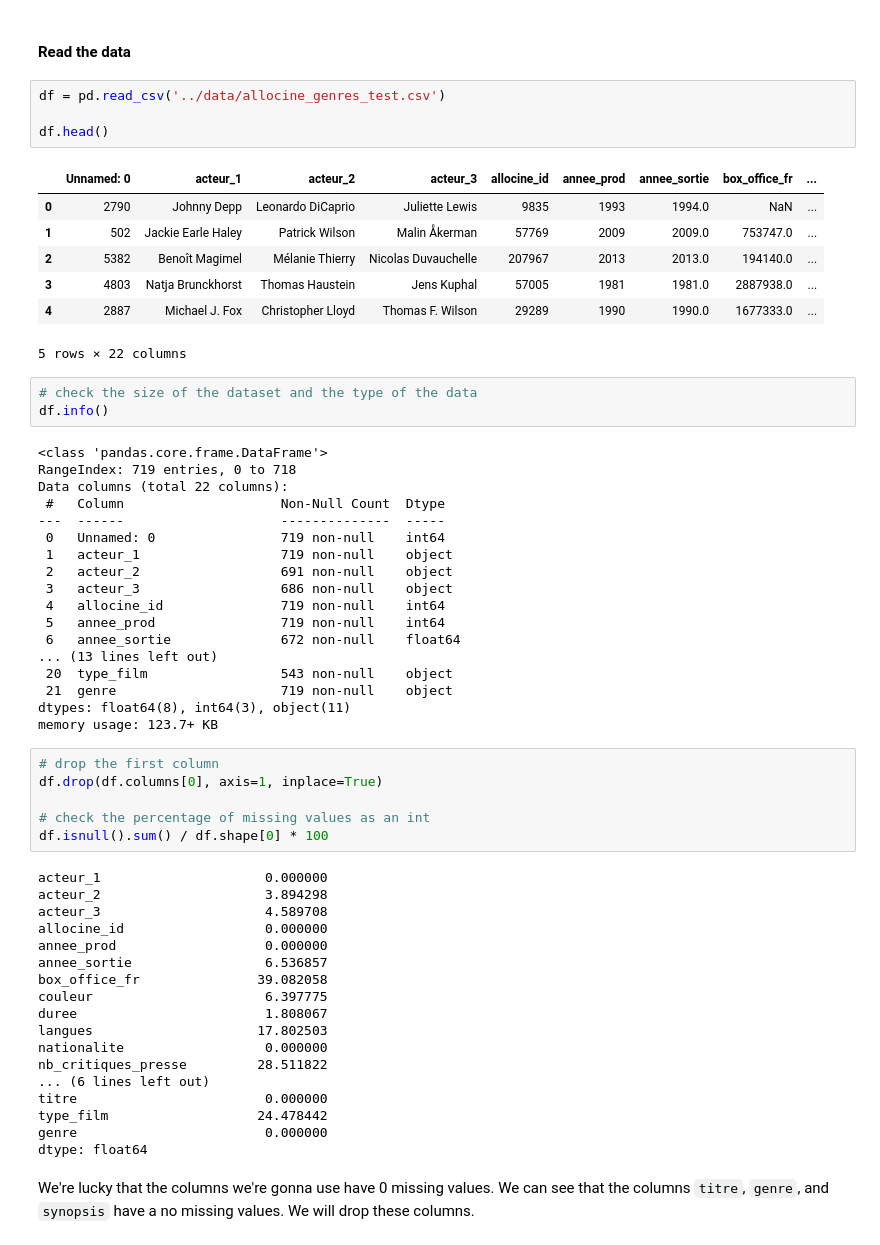
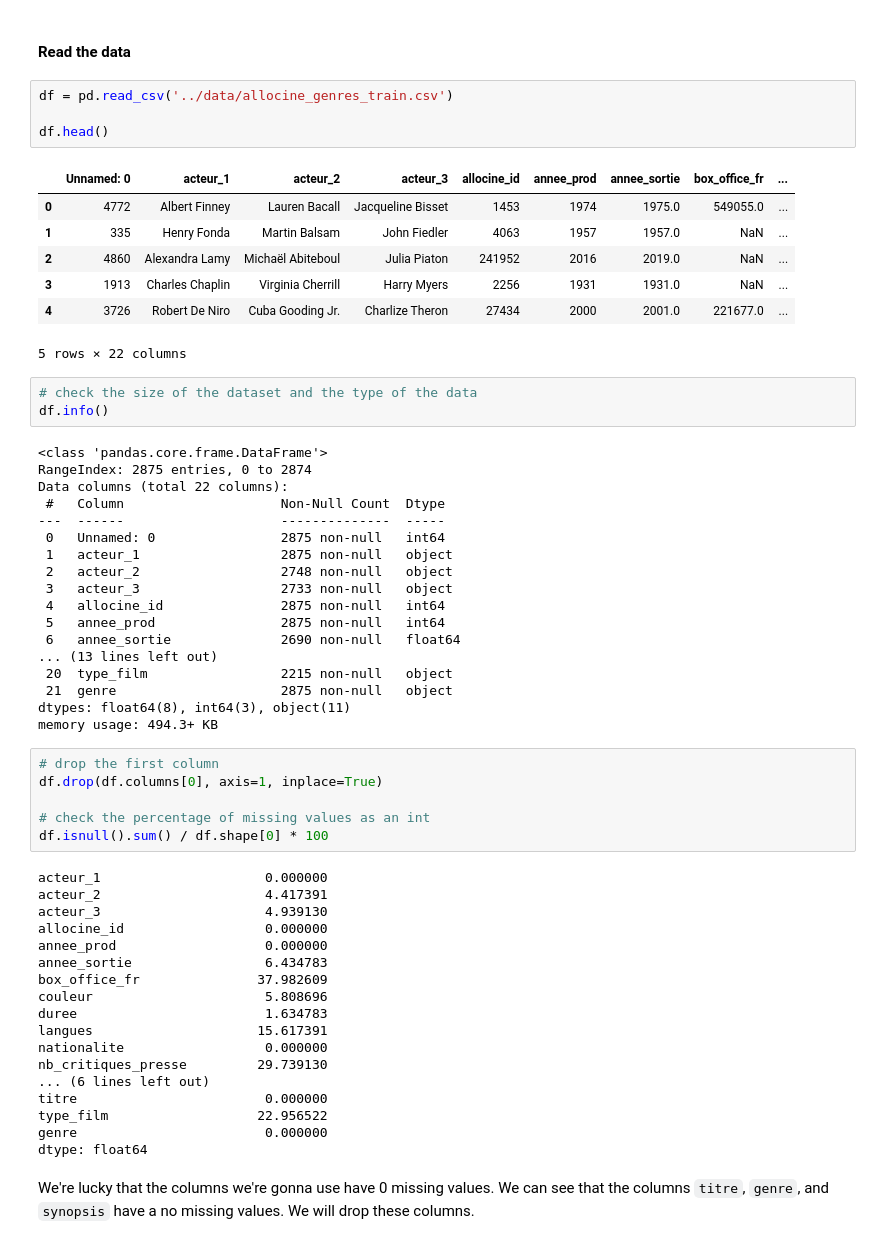
Before and after one commit to AymaneElmahi/whats-the-genre, a Jupyter notebook: preprocessing/preprocessing.ipynb, the cells around one changed output. Drawn from its saved outputs; the diff is of its cells as text.

```diff
--- a/preprocessing/preprocessing.ipynb
+++ b/preprocessing/preprocessing.ipynb
@@ -41,38 +50,38 @@ import plotly.graph_objs as go
 # %% [markdown]
 #### Read the data
 # %%
-df = pd.read_csv('../data/allocine_genres_test.csv')
+df = pd.read_csv('../data/allocine_genres_train.csv')
 
 df.head()
 # %% [output]
 |  | Unnamed: 0 | acteur_1 | acteur_2 | acteur_3 | allocine_id | annee_prod | annee_sortie | box_office_fr | ... |
-| 0 | 2790 | Johnny Depp | Leonardo DiCaprio | Juliette Lewis | 9835 | 1993 | 1994.0 | NaN | ... |
-| 1 | 502 | Jackie Earle Haley | Patrick Wilson | Malin Åkerman | 57769 | 2009 | 2009.0 | 753747.0 | ... |
-| 2 | 5382 | Benoît Magimel | Mélanie Thierry | Nicolas Duvauchelle | 207967 | 2013 | 2013.0 | 194140.0 | ... |
-| 3 | 4803 | Natja Brunckhorst | Thomas Haustein | Jens Kuphal | 57005 | 1981 | 1981.0 | 2887938.0 | ... |
-| 4 | 2887 | Michael J. Fox | Christopher Lloyd | Thomas F. Wilson | 29289 | 1990 | 1990.0 | 1677333.0 | ... |
+| 0 | 4772 | Albert Finney | Lauren Bacall | Jacqueline Bisset | 1453 | 1974 | 1975.0 | 549055.0 | ... |
+| 1 | 335 | Henry Fonda | Martin Balsam | John Fiedler | 4063 | 1957 | 1957.0 | NaN | ... |
+| 2 | 4860 | Alexandra Lamy | Michaël Abiteboul | Julia Piaton | 241952 | 2016 | 2019.0 | NaN | ... |
+| 3 | 1913 | Charles Chaplin | Virginia Cherrill | Harry Myers | 2256 | 1931 | 1931.0 | NaN | ... |
+| 4 | 3726 | Robert De Niro | Cuba Gooding Jr. | Charlize Theron | 27434 | 2000 | 2001.0 | 221677.0 | ... |
 5 rows × 22 columns
 # %%
 # check the size of the dataset and the type of the data
 df.info()
 # %% [output]
 <class 'pandas.core.frame.DataFrame'>
-RangeIndex: 719 entries, 0 to 718
+RangeIndex: 2875 entries, 0 to 2874
 Data columns (total 22 columns):
  #   Column                    Non-Null Count  Dtype
 ---  ------                    --------------  -----
- 0   Unnamed: 0                719 non-null    int64
- 1   acteur_1                  719 non-null    object
- 2   acteur_2                  691 non-null    object
- 3   acteur_3                  686 non-null    object
- 4   allocine_id               719 non-null    int64
- 5   annee_prod                719 non-null    int64
- 6   annee_sortie              672 non-null    float64
+ 0   Unnamed: 0                2875 non-null   int64
+ 1   acteur_1                  2875 non-null   object
+ 2   acteur_2                  2748 non-null   object
+ 3   acteur_3                  2733 non-null   object
+ 4   allocine_id               2875 non-null   int64
+ 5   annee_prod                2875 non-null   int64
+ 6   annee_sortie              2690 non-null   float64
 ... (13 lines left out)
- 20  type_film                 543 non-null    object
- 21  genre                     719 non-null    object
+ 20  type_film                 2215 non-null   object
+ 21  genre                     2875 non-null   object
 dtypes: float64(8), int64(3), object(11)
-memory usage: 123.7+ KB
+memory usage: 494.3+ KB
 # %%
 # drop the first column
 df.drop(df.columns[0], axis=1, inplace=True)
@@ -81,20 +90,20 @@ df.drop(df.columns[0], axis=1, inplace=True)
 df.isnull().sum() / df.shape[0] * 100
 # %% [output]
 acteur_1                     0.000000
-acteur_2                     3.894298
-acteur_3                     4.589708
+acteur_2                     4.417391
+acteur_3                     4.939130
 allocine_id                  0.000000
 annee_prod                   0.000000
-annee_sortie                 6.536857
-box_office_fr               39.082058
-couleur                      6.397775
-duree                        1.808067
-langues                     17.802503
+annee_sortie                 6.434783
+box_office_fr               37.982609
+couleur                      5.808696
+duree                        1.634783
+langues                     15.617391
 nationalite                  0.000000
-nb_critiques_presse         28.511822
+nb_critiques_presse         29.739130
 ... (6 lines left out)
 titre                        0.000000
-type_film                   24.478442
+type_film                   22.956522
 genre                        0.000000
 dtype: float64
 # %% [markdown]
```
Also changed, not shown: parts of 34 cells of this notebook, 32 other files.
